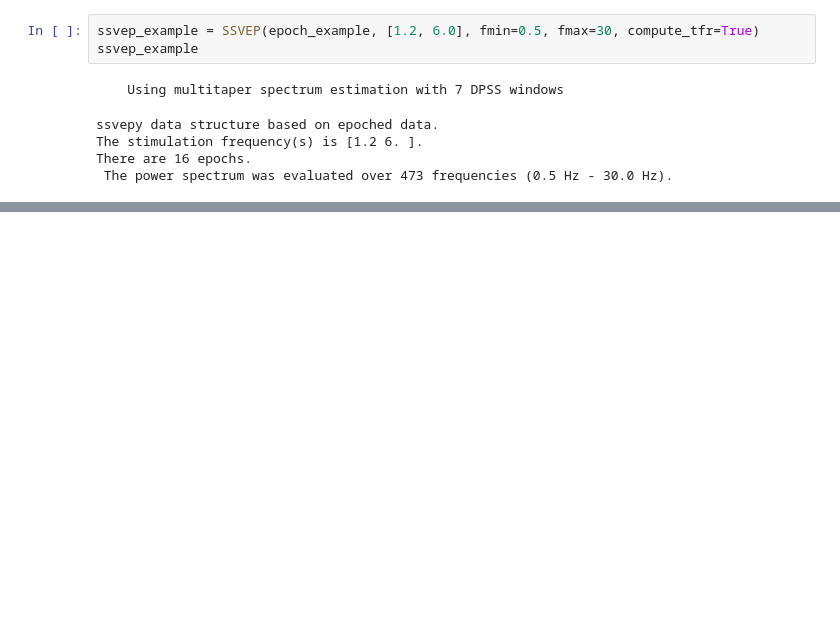
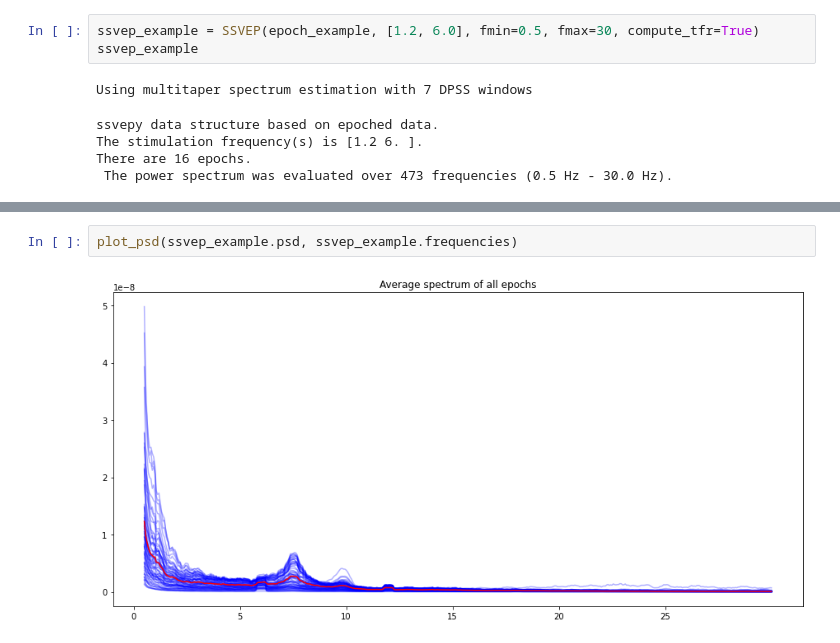
Before and after one commit to dpstart/genbci, a Jupyter notebook: genbci/notebooks/run.ipynb, the cells around one changed output, grey strips where cells are left out. Cells and saved outputs as stored; diff of their text form; blank space fills up the shorter version.

```diff
--- a/genbci/notebooks/run.ipynb
+++ b/genbci/notebooks/run.ipynb
@@ -38,0 +51,4 @@ AttributeError: 'SSVEP' object has no attribute 'harmonic'
+# %%
+plot_psd(ssvep_example.psd, ssvep_example.frequencies)
+# %% [output]
+[figure, added]
```
Also changed, not shown: parts of 10 cells of this notebook, 6 other files.
